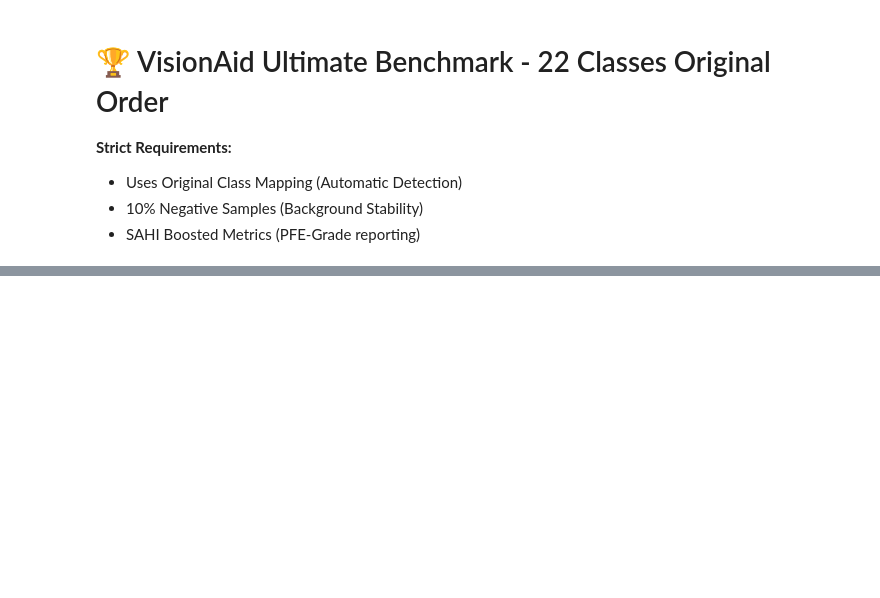
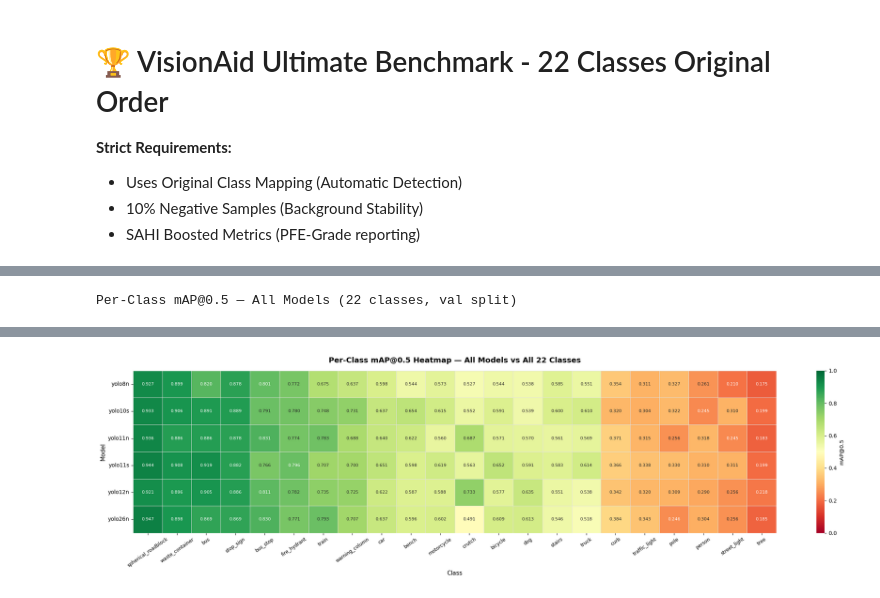
Before and after one commit to mariloubgt/PFE-Obstacle-Detection, a Jupyter notebook: kaggle/VISIONAID_ULTIMATE_BENCHMARK.ipynb, the cells around one changed output, grey strips where cells are left out. Saved outputs shown, nothing was run; the diff lists cells and outputs as text; code cells hidden in the pictures; blank space fills up the shorter version.

```diff
--- a/kaggle/VISIONAID_ULTIMATE_BENCHMARK.ipynb
+++ b/kaggle/VISIONAID_ULTIMATE_BENCHMARK.ipynb
@@ -89,0 +284,76 @@ plt.show()
+# %%
+# ═══ PER-CLASS HEATMAP — All 6 Models ═══
+import pandas as pd
+import matplotlib.pyplot as plt
+import seaborn as sns
+import numpy as np
+from IPython.display import display
+
+df = pd.read_csv("perclass_map50_all_models.csv", index_col="model")
+CLASS_NAMES = df.columns.tolist()
+
+# Sort classes by mean mAP across models
+class_means = df.mean(axis=0).sort_values(ascending=False)
+df = df[class_means.index]
+
+print("Per-Class mAP@0.5 — All Models")
+print("=" * 70)
+print(df.to_string(float_format="{:.4f}".format))
+
+# Styled table
+styled = (
+    df.style
+    .set_caption("Per-Class mAP@0.5 — All Models (22 classes, val split)")
+    .format("{:.4f}")
+    .background_gradient(cmap="RdYlGn", axis=None, vmin=0, vmax=1)
+    .highlight_max(axis=0, color="#d4edda")
+    .set_properties(**{"text-align": "center", "font-size": "12px"})
+    .set_table_styles([
+        {"selector": "caption", "props": [("font-size","15px"),("font-weight","bold"),("padding","10px")]},
+        {"selector": "th",      "props": [("background-color","#1a1a2e"),("color","white"),("font-size","11px"),("padding","7px")]},
+        {"selector": "td",      "props": [("padding","5px 10px")]},
+    ])
+)
+display(styled)
+
+# ── Heatmap ────────────────────────────────────────────────────────────────
+fig, ax = plt.subplots(figsize=(22, 6))
+sns.heatmap(
+    df,
+    annot=True, fmt=".3f", cmap="RdYlGn",
+    vmin=0, vmax=1,
+    linewidths=0.5, linecolor="#e0e0e0",
+    annot_kws={"size": 8},
+    ax=ax,
+    cbar_kws={"label": "mAP@0.5"}
+)
+ax.set_title("Per-Class mAP@0.5 Heatmap — All Models vs All 22 Classes", fontsize=14, fontweight="bold", pad=15)
+ax.set_xlabel("Class", fontsize=11)
+ax.set_ylabel("Model", fontsize=11)
+ax.tick_params(axis="x", rotation=35, labelsize=9)
+ax.tick_params(axis="y", rotation=0, labelsize=10)
+plt.tight_layout()
+plt.savefig("perclass_heatmap_all_models.png", dpi=150, bbox_inches="tight")
+plt.show()
+
+# ── Summary: best model per class ─────────────────────────────────────────
+print("\nBest model per class:")
+print("-" * 45)
+for cls in class_means.index:
+    best_model = df[cls].idxmax()
+    best_val   = df[cls].max()
+    print(f"  {cls:22s} -> {best_model:10s} ({best_val:.4f})")
+
+# ── Weak classes across all models ────────────────────────────────────────
+print(f"\nHardest classes (mean mAP < 0.40):")
+hard = class_means[class_means < 0.40]
+for cls, v in hard.items():
+    print(f"  {cls:22s} mean: {v:.4f}")
+
+print("\nEasiest classes (mean mAP > 0.80):")
+easy = class_means[class_means > 0.80]
+for cls, v in easy.items():
+    print(f"  {cls:22s} mean: {v:.4f}")
+
+print(f"\nSaved -> perclass_heatmap_all_models.png")
+# %% [output]
@@ -89,0 +370 @@ plt.show()
+Per-Class mAP@0.5 — All Models (22 classes, val split)
@@ -89,0 +379 @@ plt.show()
+[figure, added]
```
Also changed, not shown: parts of 2 cells of this notebook, 24 other files.
